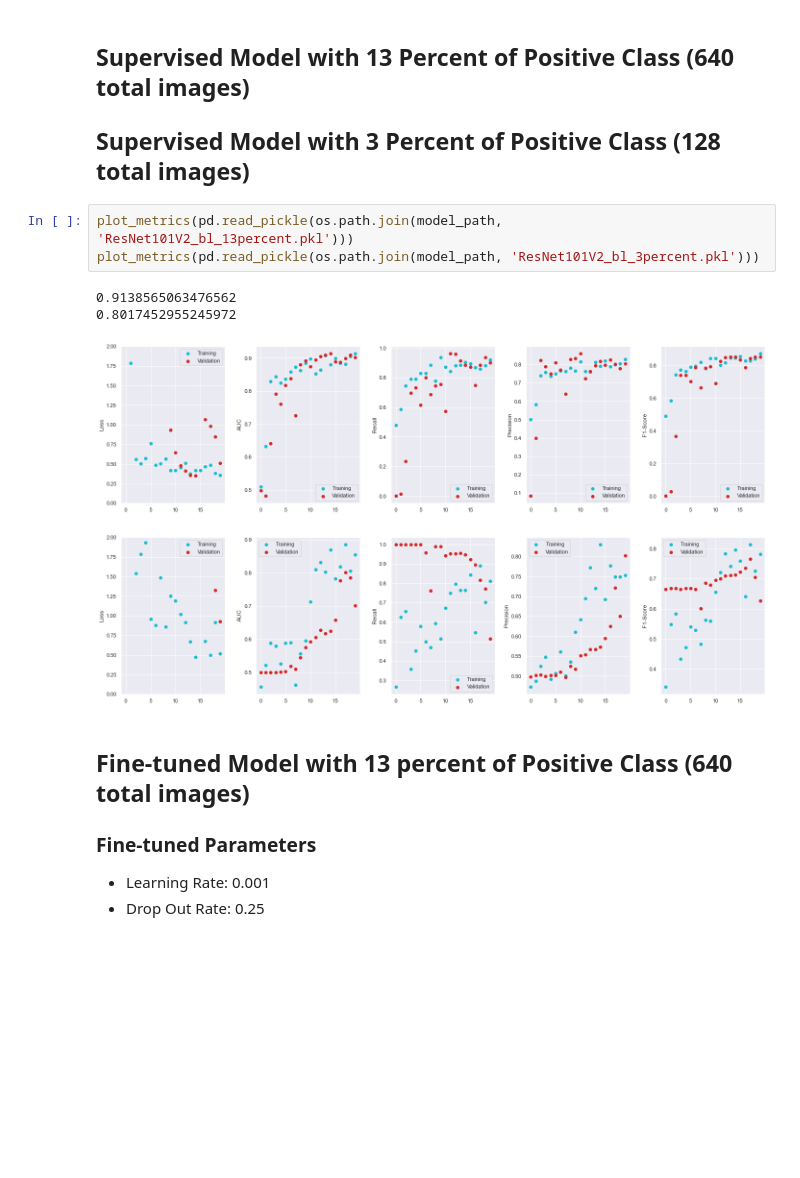
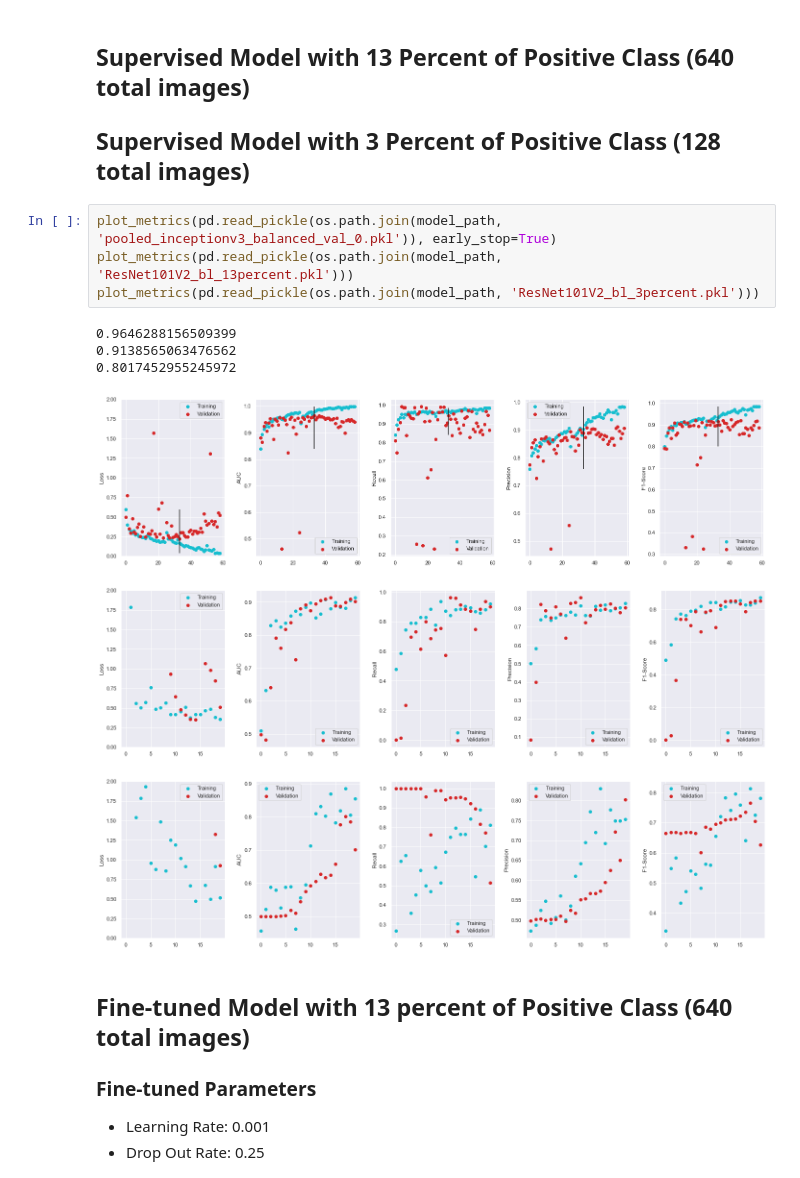
Before and after one commit to mariaauslander/capstone_fall20_irrigation, a Jupyter notebook: BigEarthData/epoch_metrics.ipynb, the cells around one changed output. Cells and saved outputs as stored; diff of their text form; blank space fills up the shorter version.

```diff
--- a/BigEarthData/epoch_metrics.ipynb
+++ b/BigEarthData/epoch_metrics.ipynb
@@ -134,13 +136,16 @@ plot_metrics(pd.read_pickle(os.path.join(model_path, 'pooled_inception_balanced_
 ## Supervised Model with 13 Percent of Positive Class (640 total images)
 ## Supervised Model with 3 Percent of Positive Class (128 total images)
 # %%
+plot_metrics(pd.read_pickle(os.path.join(model_path, 'pooled_inceptionv3_balanced_val_0.pkl')), early_stop=True)
 plot_metrics(pd.read_pickle(os.path.join(model_path, 'ResNet101V2_bl_13percent.pkl')))
 plot_metrics(pd.read_pickle(os.path.join(model_path, 'ResNet101V2_bl_3percent.pkl')))
 # %% [output]
+0.9646288156509399
 0.9138565063476562
 0.8017452955245972
-[figure, old version]
+[figure, new version]
-[figure, old version]
+[figure, new version]
+[figure, added]
 # %% [markdown]
 ## Fine-tuned Model with 13 percent of Positive Class (640 total images)
 ### Fine-tuned Parameters
```
Also changed, not shown: parts of 2 cells of this notebook, 3 other files.
